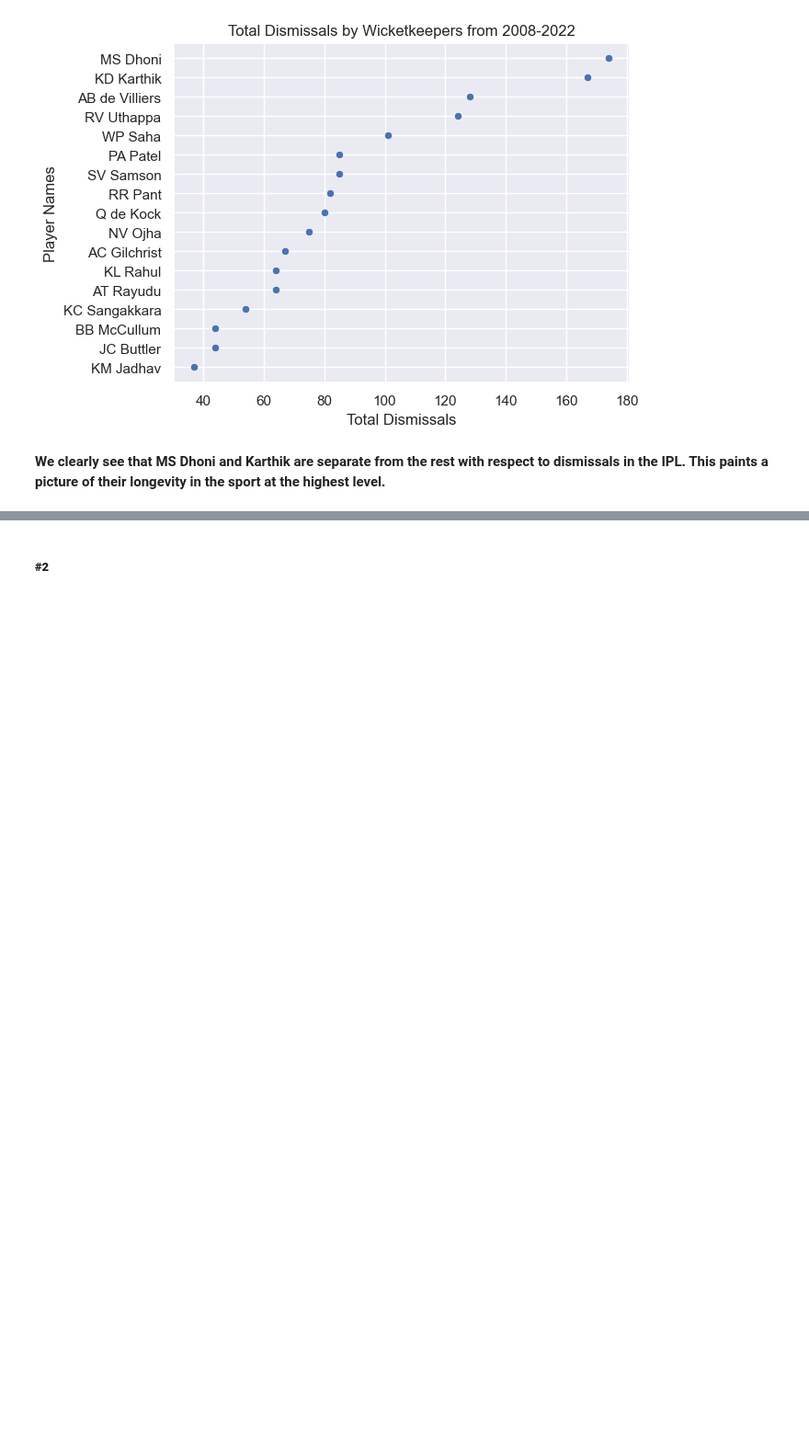
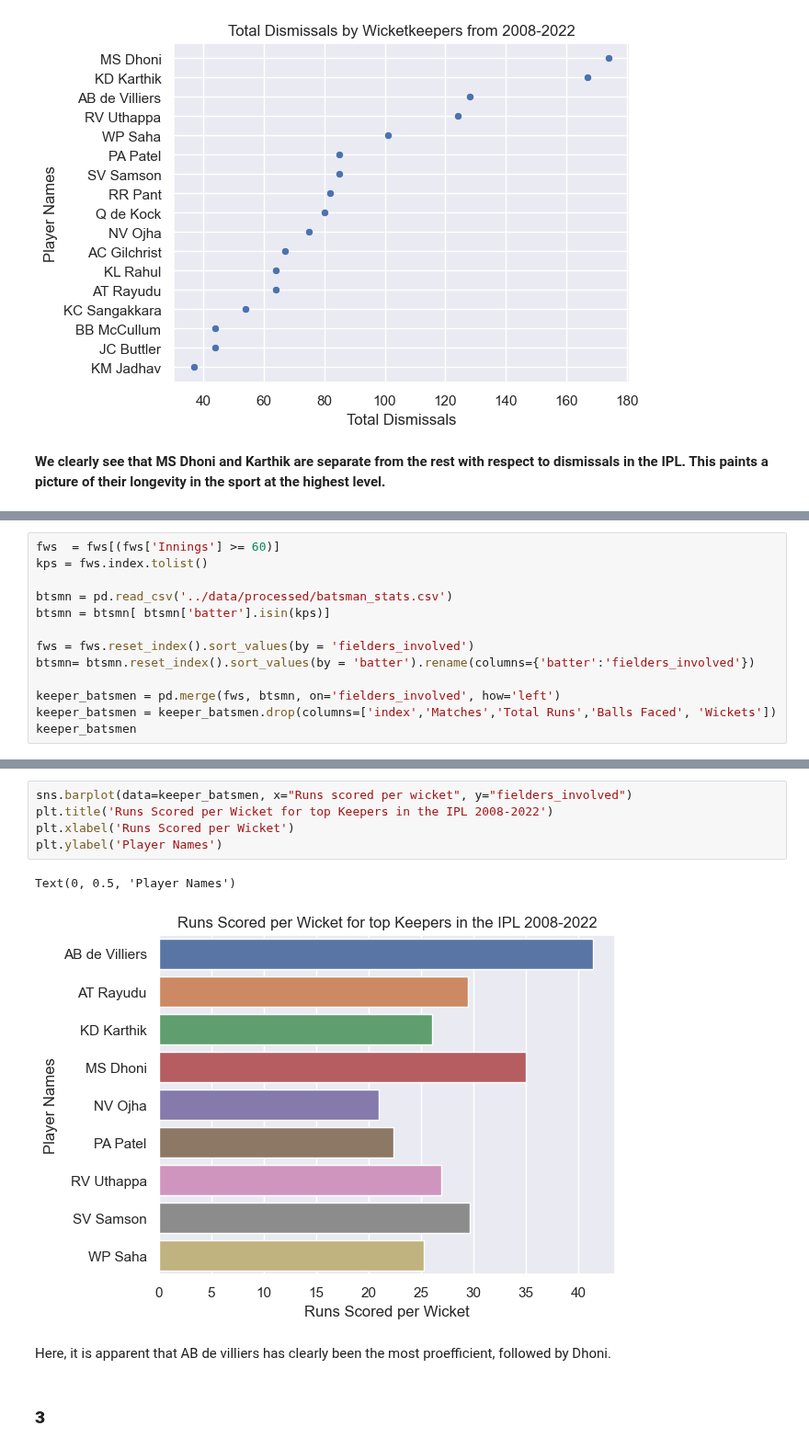
Before and after one commit to ubco-W2022T2-data301/project-group-group60, a Jupyter notebook: analysis/analysis3.ipynb, the cells around one changed output, grey strips where cells are left out. Shown at 92% size. Drawn from its saved outputs; the diff is of its cells as text; blank space fills up the shorter version.

```diff
--- a/analysis/analysis3.ipynb
+++ b/analysis/analysis3.ipynb
@@ -208,0 +113,13 @@ Text(0, 0.5, 'Player Names')
+# %%
+fws  = fws[(fws['Innings'] >= 60)]
+kps = fws.index.tolist()
+
+btsmn = pd.read_csv('../data/processed/batsman_stats.csv')
+btsmn = btsmn[ btsmn['batter'].isin(kps)]
+
+fws = fws.reset_index().sort_values(by = 'fielders_involved')
+btsmn= btsmn.reset_index().sort_values(by = 'batter').rename(columns={'batter':'fielders_involved'})
+
+keeper_batsmen = pd.merge(fws, btsmn, on='fielders_involved', how='left')
+keeper_batsmen = keeper_batsmen.drop(columns=['index','Matches','Total Runs','Balls Faced', 'Wickets'])
+keeper_batsmen
@@ -209,2 +137,12 @@ Text(0, 0.5, 'Player Names')
+# %%
+sns.barplot(data=keeper_batsmen, x="Runs scored per wicket", y="fielders_involved")
+plt.title('Runs Scored per Wicket for top Keepers in the IPL 2008-2022')
+plt.xlabel('Runs Scored per Wicket')
+plt.ylabel('Player Names')
+# %% [output]
+Text(0, 0.5, 'Player Names')
+[figure, added]
+# %% [markdown]
+Here, it is apparent that AB de villiers has clearly been the most proefficient, followed by Dhoni.
 # %% [markdown]
-##### **#2**
+### **3**
```
Also changed, not shown: parts of 14 cells of this notebook, 2 other files.
